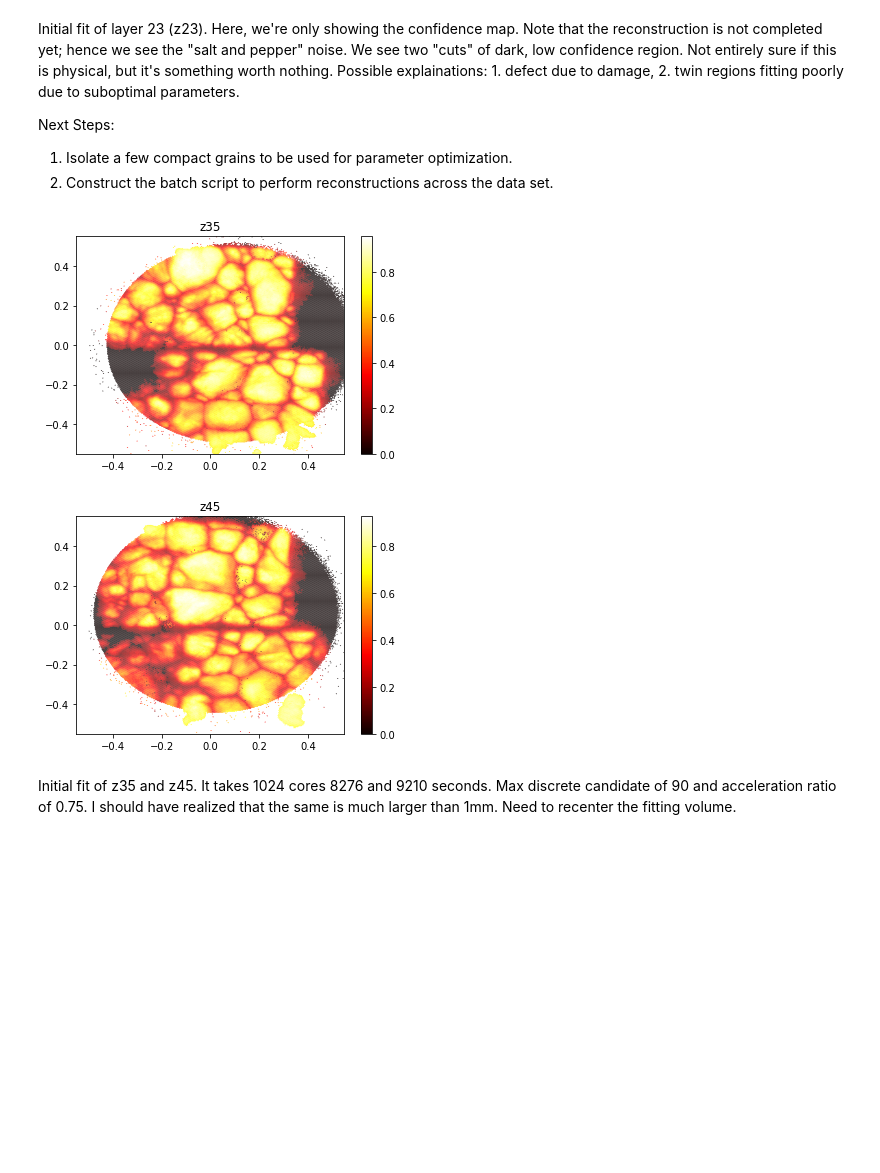
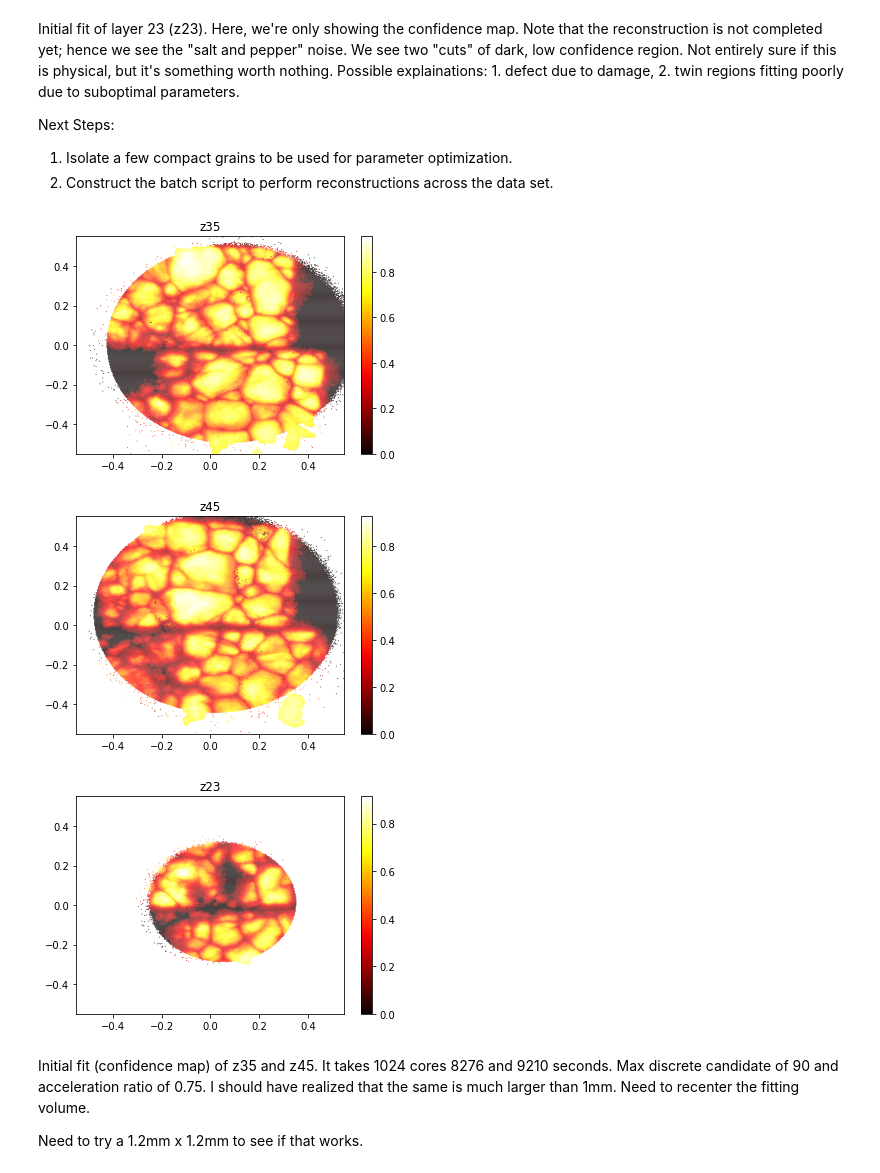
Before and after one commit to FrankieLi/Notebooks, a Jupyter notebook: Jake/pynotebook/Reduced Data Check.ipynb, the cells around one changed output. Saved outputs shown, nothing was run; the diff lists cells and outputs as text; code cells hidden in the pictures; blank space fills up the shorter version.

Commit message:
Added RF plots

```diff
--- a/Jake/pynotebook/Reduced Data Check.ipynb
+++ b/Jake/pynotebook/Reduced Data Check.ipynb
@@ -87,23 +88,34 @@ Next Steps:
 # %%
 import xdm_toolkit.xdm_plot as xplot
 import xdm_toolkit.xdm_io as xdm_io
 import matplotlib.pyplot as plt
 z35_path = '/Users/sfli/Consult/Spear_2017/Reconstruction/Mg/z35/Mg_z35.mic.LBFS'
 snp, sw = xdm_io.load_mic(z35_path)
 fig, ax, im = xplot.plot_mic(snp, sw, 2, 0)
 # Show the actual plot
 plt.axis([-0.55, 0.55, -0.55, 0.55])
 plt.title('z35')
 plt.show(block=False)
 
 z45_path = '/Users/sfli/Consult/Spear_2017/Reconstruction/Mg/z45/Mg_z45.mic.LBFS'
 snp, sw = xdm_io.load_mic(z45_path)
 fig, ax, im = xplot.plot_mic(snp, sw, 2, 0)
 plt.axis([-0.55, 0.55, -0.55, 0.55])
 plt.title('z45')
 plt.show(block=False)
+
+z23_path = '/Users/sfli/Consult/Spear_2017/Reconstruction/Mg/z23/Mg_z23.mic.LBFS'
+snp, sw = xdm_io.load_mic(z23_path)
+fig, ax, im = xplot.plot_mic(snp, sw, 2, 0)
+plt.axis([-0.55, 0.55, -0.55, 0.55])
+plt.title('z23')
+plt.show(block=False)
 # %% [output]
 [figure]
 [figure]
+[figure, added]
 # %% [markdown]
-Initial fit of z35 and z45. It takes 1024 cores 8276 and 9210 seconds. Max discrete candidate of 90 and acceleration ratio of 0.75. I should have realized that the same is much larger than 1mm. Need to recenter the fitting volume.
+Initial fit (confidence map) of z35 and z45. It takes 1024 cores 8276 and 9210 seconds. Max discrete candidate of 90 and acceleration ratio of 0.75. I should have realized that the same is much larger than 1mm. Need to recenter the fitting volume.
+
+
+Need to try a 1.2mm x 1.2mm to see if that works.
```
Also changed, not shown: parts of 2 cells of this notebook.
